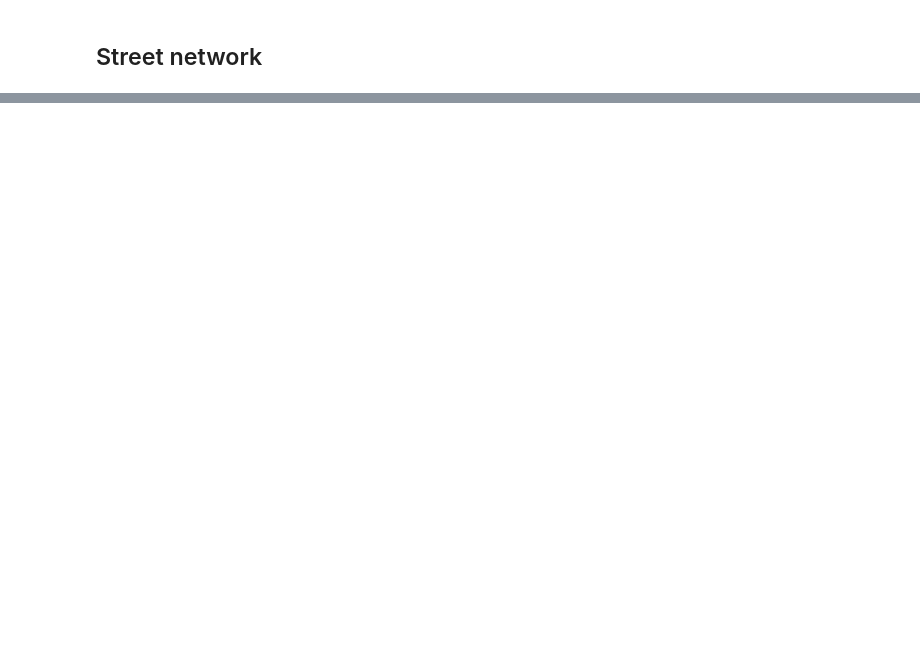
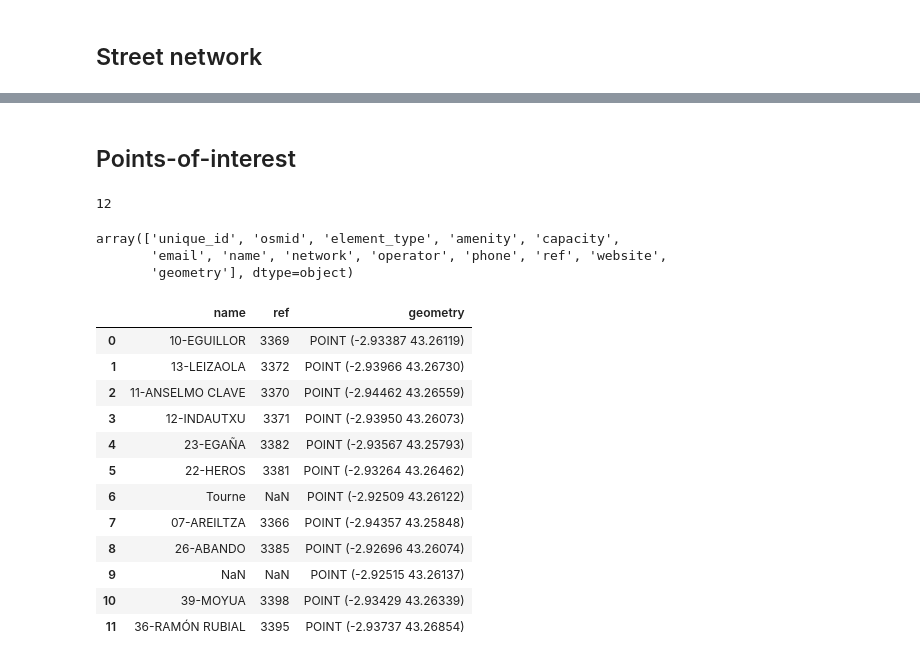
Before and after one commit to raynaldipratama/geospatial_data_visualization, a Jupyter notebook: 17_openstreetmap_data/17_openstreetmap_data.ipynb, the cells around one changed output, grey strips where cells are left out. Drawn from its saved outputs; the diff is of its cells as text; code cells hidden in the pictures; blank space fills up the shorter version.

```diff
--- a/17_openstreetmap_data/17_openstreetmap_data.ipynb
+++ b/17_openstreetmap_data/17_openstreetmap_data.ipynb
@@ -22,0 +115,2 @@ fig, ax = ox.plot_graph(graph)
+# %% [markdown]
+## Points-of-interest
@@ -22,0 +123,31 @@ fig, ax = ox.plot_graph(graph)
+# %%
+# How many charging stations do we have?
+len(bicycle_rental)
+# %% [output]
+12
+# %%
+# Available columns
+bicycle_rental.columns.values
+# %% [output]
+array(['unique_id', 'osmid', 'element_type', 'amenity', 'capacity',
+       'email', 'name', 'network', 'operator', 'phone', 'ref', 'website',
+       'geometry'], dtype=object)
+# %%
+# Select some useful cols and print
+cols = ["name", "ref", "geometry"]
+# %%
+bicycle_rental[cols]
+# %% [output]
+|  | name | ref | geometry |
+| 0 | 10-EGUILLOR | 3369 | POINT (-2.93387 43.26119) |
+| 1 | 13-LEIZAOLA | 3372 | POINT (-2.93966 43.26730) |
+| 2 | 11-ANSELMO CLAVE | 3370 | POINT (-2.94462 43.26559) |
+| 3 | 12-INDAUTXU | 3371 | POINT (-2.93950 43.26073) |
+| 4 | 23-EGAÑA | 3382 | POINT (-2.93567 43.25793) |
+| 5 | 22-HEROS | 3381 | POINT (-2.93264 43.26462) |
+| 6 | Tourne | NaN | POINT (-2.92509 43.26122) |
+| 7 | 07-AREILTZA | 3366 | POINT (-2.94357 43.25848) |
+| 8 | 26-ABANDO | 3385 | POINT (-2.92696 43.26074) |
+| 9 | NaN | NaN | POINT (-2.92515 43.26137) |
+| 10 | 39-MOYUA | 3398 | POINT (-2.93429 43.26339) |
+| 11 | 36-RAMÓN RUBIAL | 3395 | POINT (-2.93737 43.26854) |
```
Also changed, not shown: parts of 20 cells of this notebook, 5 other files.
